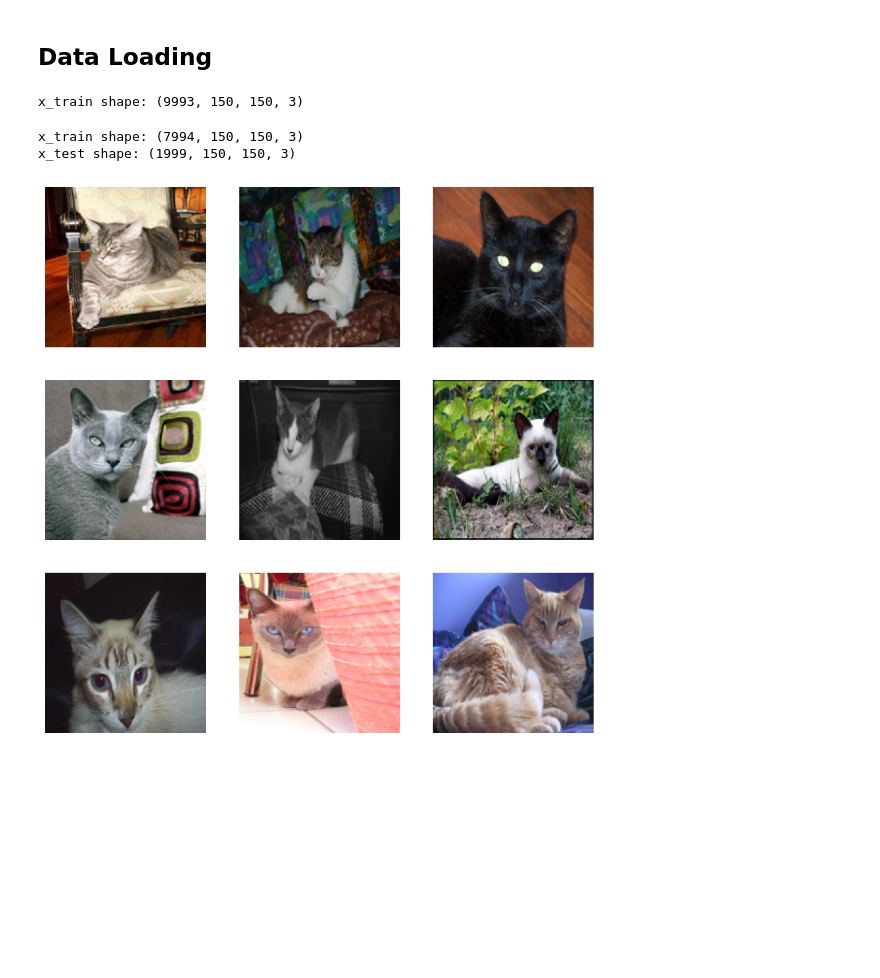
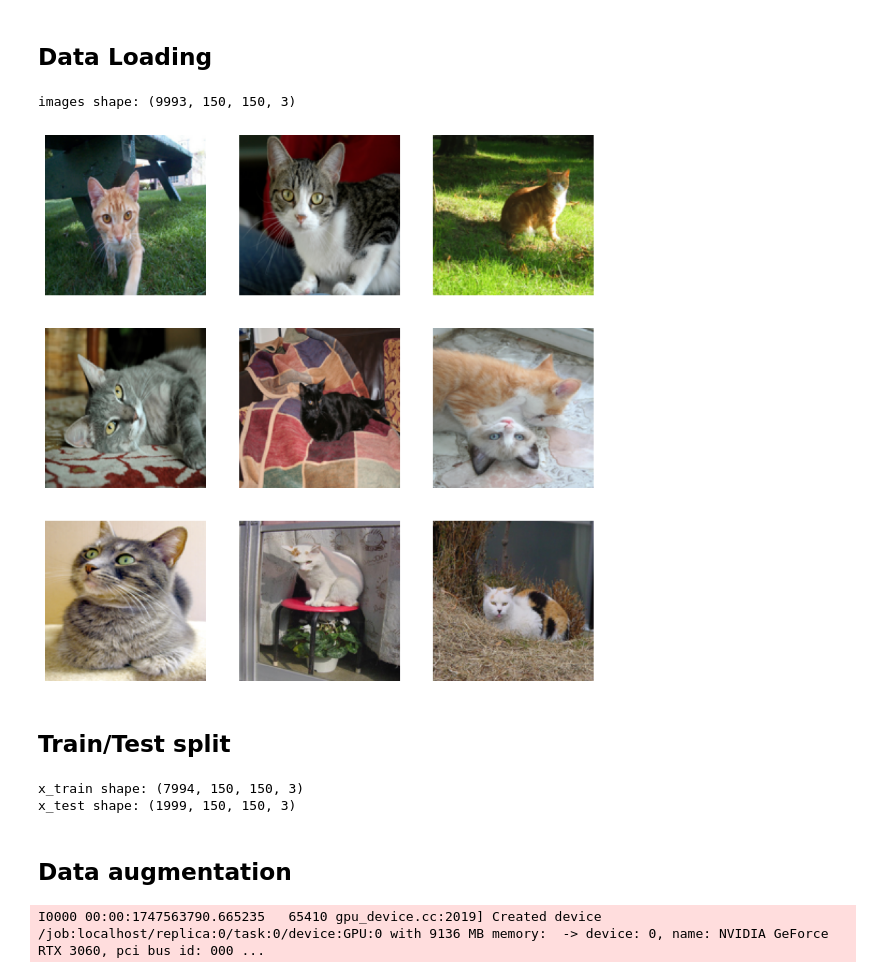
Before and after one commit to mikhailBenali/CatRecogAI, a Jupyter notebook: main.ipynb, the cells around one changed output. Cells and saved outputs as stored; diff of their text form; code cells hidden in the pictures; blank space fills up the shorter version.

Commit message:
model improvement

```diff
--- a/main.ipynb
+++ b/main.ipynb
@@ -113,24 +113,27 @@ for filename in os.listdir(cat_folder):
 images = np.array(images)
 images = images.astype("float32") / 255.0
 
-print(f"x_train shape: {images.shape}")
+print(f"images shape: {images.shape}")
 # %% [output]
-x_train shape: (9993, 150, 150, 3)
+images shape: (9993, 150, 150, 3)
-# %%
-from sklearn.model_selection import train_test_split
-
-x_train, x_test = train_test_split(images, test_size=0.2, random_state=42)
-print(f"x_train shape: {x_train.shape}")
-print(f"x_test shape: {x_test.shape}")
-# %% [output]
-x_train shape: (7994, 150, 150, 3)
-x_test shape: (1999, 150, 150, 3)
 # %%
 plt.figure(figsize=(10, 10))
 for i in range(9):
     ax = plt.subplot(3, 3, i + 1)
-    plt.imshow(x_train[i])
+    plt.imshow(images[i])
     plt.axis("off")
 plt.show()
 # %% [output]
-[figure, old version]
+[figure, new version]
+# %% [markdown]
+## Train/Test split
+# %%
+x_train, x_test = train_test_split(images, test_size=0.2, random_state=42)
+
+print(f"x_train shape: {x_train.shape}")
+print(f"x_test shape: {x_test.shape}")
+# %% [output]
+x_train shape: (7994, 150, 150, 3)
+x_test shape: (1999, 150, 150, 3)
+# %% [markdown]
+## Data augmentation
@@ -137 +147,8 @@ plt.show()
+# %%
+data_augmentation = tf.keras.Sequential([
+  layers.RandomFlip("horizontal_and_vertical"),
+  layers.RandomRotation(0.2),
+])
+# %% [output]
+I0000 00:00:1747563790.665235   65410 gpu_device.cc:2019] Created device /job:localhost/replica:0/task:0/device:GPU:0 with 9136 MB memory:  -> device: 0, name: NVIDIA GeForce RTX 3060, pci bus id: 000 ...
 # %% [markdown]
```
Also changed, not shown: parts of 11 cells of this notebook.
